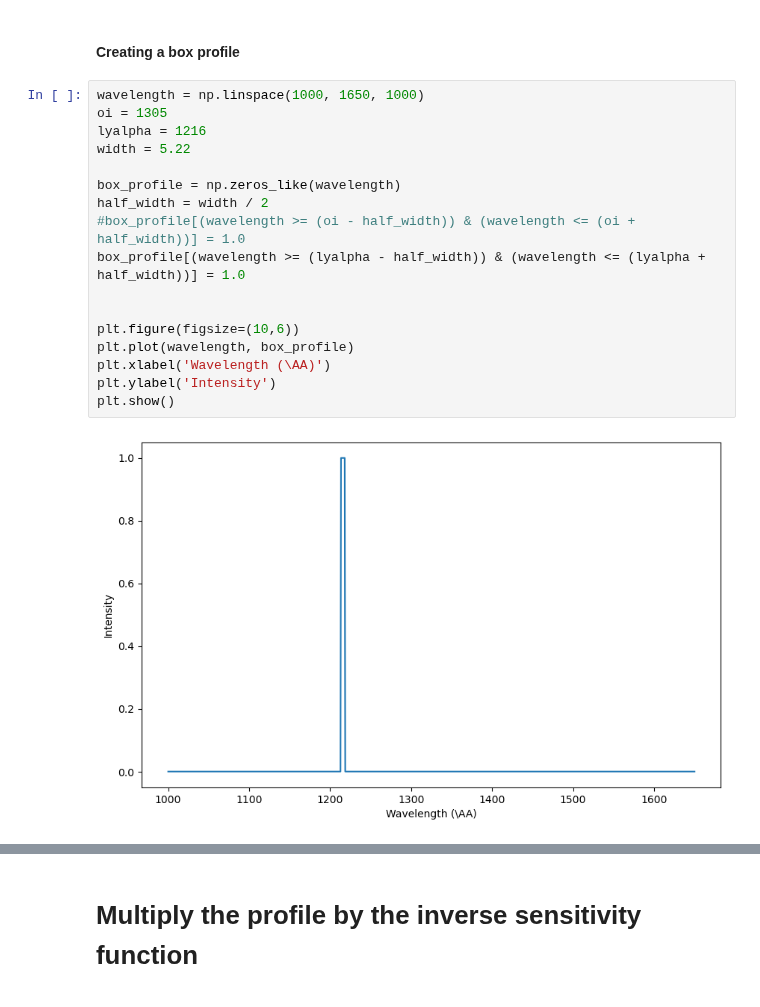
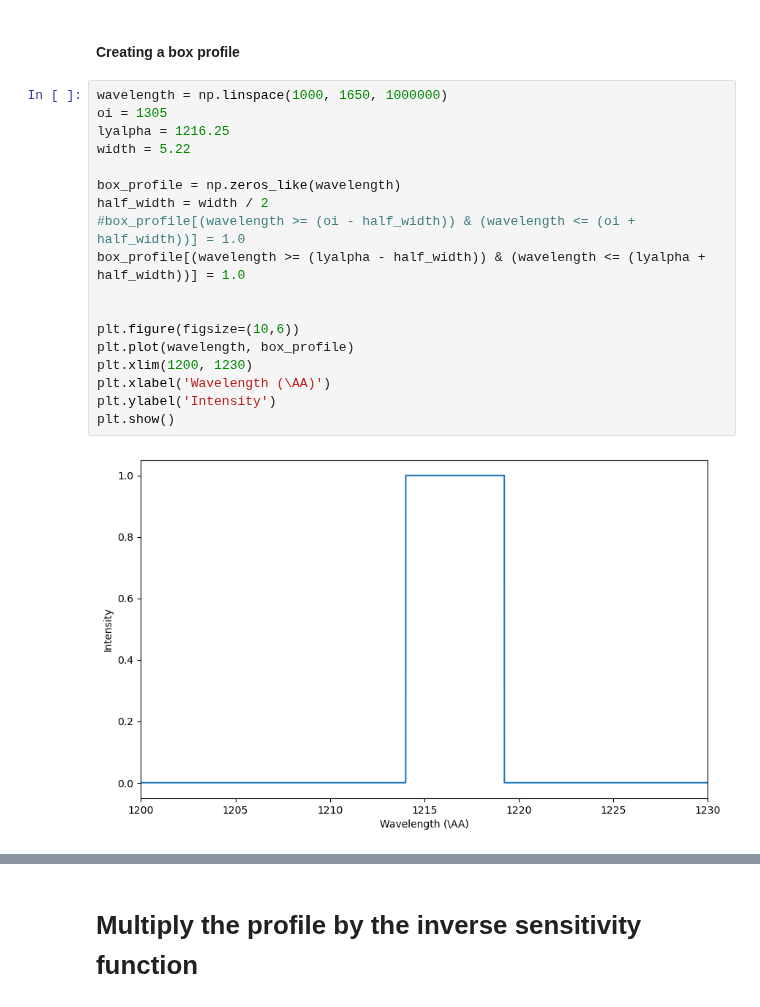
Before and after one commit to seratsaad/ticktock, a Jupyter notebook: geocor_ corr.ipynb, the cells around one changed output, grey strips where cells are left out. Saved outputs shown, nothing was run; the diff lists cells and outputs as text.

```diff
--- a/geocor_ corr.ipynb
+++ b/geocor_ corr.ipynb
@@ -606,24 +606,25 @@ def convolve_lsf(wavelength, spec, cenwave, lsf_file, disptab, detector="FUV"):
 # %% [markdown]
 #### Creating a box profile
 # %%
-wavelength = np.linspace(1000, 1650, 1000)
+wavelength = np.linspace(1000, 1650, 1000000)
 oi = 1305
-lyalpha = 1216
+lyalpha = 1216.25
 width = 5.22
 
 box_profile = np.zeros_like(wavelength)
 half_width = width / 2
 #box_profile[(wavelength >= (oi - half_width)) & (wavelength <= (oi + half_width))] = 1.0
 box_profile[(wavelength >= (lyalpha - half_width)) & (wavelength <= (lyalpha + half_width))] = 1.0
 
 
 plt.figure(figsize=(10,6))
 plt.plot(wavelength, box_profile)
+plt.xlim(1200, 1230)
 plt.xlabel('Wavelength (\AA)')
 plt.ylabel('Intensity')
 plt.show()
 # %% [output]
-[figure, old version]
+[figure, new version]
 # %%
 ##### Generate data:
 # Define a model spectral line with a Voigt profile
```
Also changed, not shown: parts of 3 cells of this notebook.
